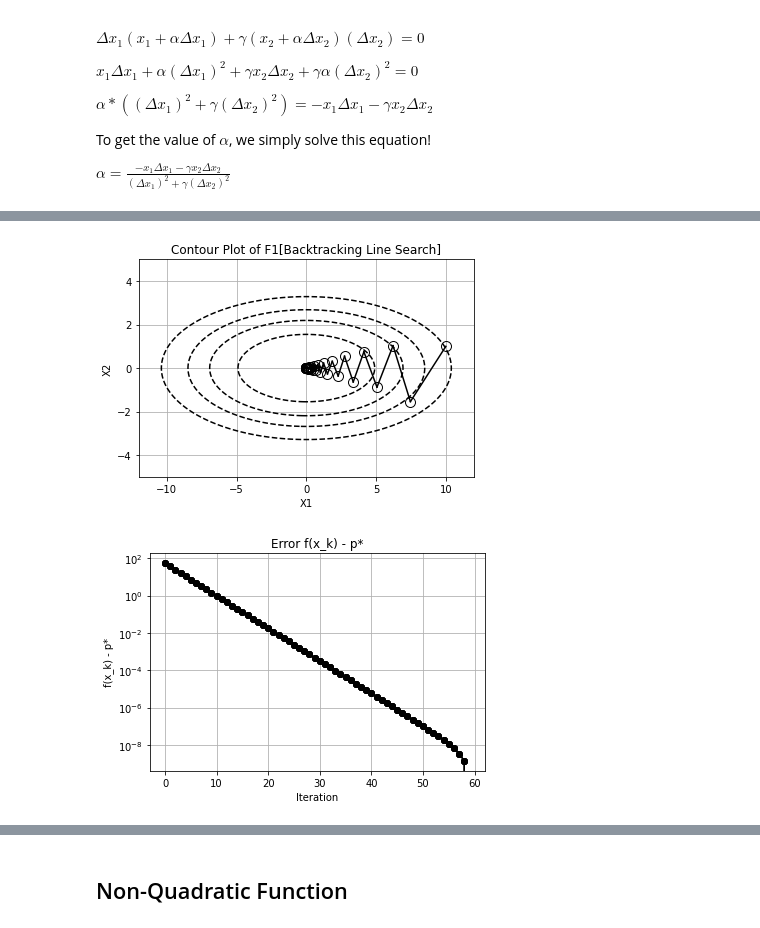
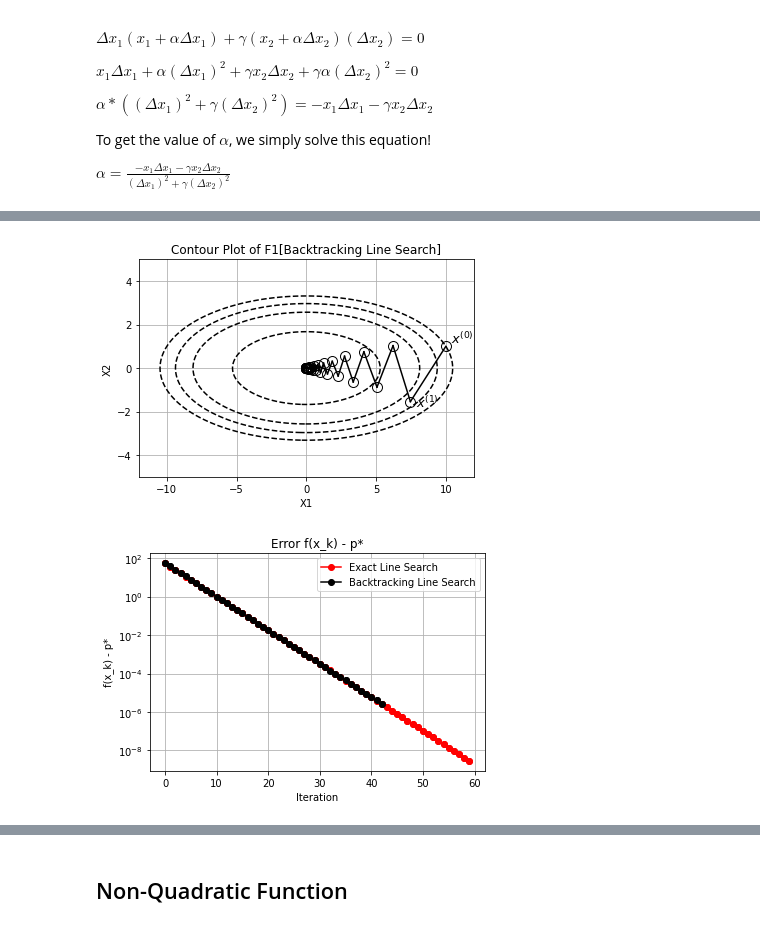
Before and after one commit to Ravi-Raghavan/ConvexOptimization, a Jupyter notebook: hw4.ipynb, the cells around one changed output, grey strips where cells are left out. Drawn from its saved outputs; the diff is of its cells as text; code cells hidden in the pictures.

```diff
--- a/hw4.ipynb
+++ b/hw4.ipynb
@@ -45,18 +44,16 @@ def exact_line_search_gradient_descent(f, gradient, exact_line_search, x0: np.nd
     x = x0
     fx = f(x)
 
-    print(f"Initial Function Value: {fx}")
     function_values = []
     function_values.append(fx)
     points = np.array([x])
 
     for iter in range(max_iter):
         grad = gradient(x)
-        alpha = exact_line_search(x, -1 * grad)
-        x = x - alpha * grad
+        descent_direction = -1 * grad
+        alpha = exact_line_search(x, descent_direction)
+        x = x + (alpha * descent_direction)
         points = np.append(points, x[np.newaxis, :, :], axis=0)
-
-        print(f"Updated Function Value: {f(x)}")
 
         if np.abs(f(x) - fx) <= epsilon:
             break
@@ -73,18 +70,16 @@ def backtracking_line_search_gradient_descent(f, gradient, backtracking_algorith
     x = x0
     fx = f(x)
 
-    print(f"Initial Function Value: {fx}")
     function_values = []
     function_values.append(fx)
     points = np.array([x])
 
     for iter in range(max_iter):
         grad = gradient(x)
-        alpha = backtracking_algorithm(x, -1 * grad)
-        x = x - alpha * grad
+        descent_direction = -1 * grad
+        alpha = backtracking_algorithm(x, descent_direction)
+        x = x + (alpha * descent_direction)
         points = np.append(points, x[np.newaxis, :, :], axis=0)
-
-        print(f"Updated Function Value: {f(x)}")
 
         if np.abs(f(x) - fx) <= epsilon:
             break
@@ -280,10 +229,15 @@ F = f1_plot(X1, X2)
 for point in f1_backtracking_iterates:
     plt.plot(point[0, 0], point[1, 0], 'o', markersize=10, color='black', markerfacecolor='none')
 
+offset = 0.4
+plt.text(f1_backtracking_iterates[0][0, 0] + offset, f1_backtracking_iterates[0][1, 0], r'$x^{(0)}$', fontsize=13, color='black', va='bottom', ha='left')
+plt.text(f1_backtracking_iterates[1][0, 0] + offset, f1_backtracking_iterates[1][1, 0] - offset, r'$x^{(1)}$', fontsize=13, color='black', va='bottom', ha='left')
+
+
 for i in range(len(f1_backtracking_iterates)-1):
     plt.plot([f1_backtracking_iterates[i][0, 0], f1_backtracking_iterates[i+1][0, 0]], [f1_backtracking_iterates[i][1, 0], f1_backtracking_iterates[i+1][1, 0]], color='black', linestyle='-')
 
-plt.contour(X1, X2, F, levels = [12, 24, 36, 54], colors='black', linestyles='dashed')
+plt.contour(X1, X2, F, levels = [14, 33, 44, 55], colors='black', linestyles='dashed')
 plt.xlabel('X1')
 plt.ylabel('X2')
 
@@ -291,24 +245,30 @@ plt.title('Contour Plot of F1[Backtracking Line Search]')
 plt.grid(True)
 plt.show()
 # %% [output]
-[figure, old version]
+[figure, new version]
 # %%
-f1_exact_line_search_distance_from_optimal = f1_exact_line_search_function_values - f1_exact_line_search_function_values[-1]
-f1_backtracking_distance_from_optimal = f1_exact_line_search_function_values - f1_exact_line_search_function_values[-1]
+p_star = 0
 
-plt.plot(f1_exact_line_search_distance_from_optimal, marker='o', color='black', linestyle='-')
-plt.plot(f1_backtracking_distance_from_optimal, marker='o', color='black', linestyle='-')
+f1_exact_line_search_distance_from_optimal = f1_exact_line_search_function_values - p_star
+f1_backtracking_distance_from_optimal = f1_backtracking_function_values - p_star
 
-plt.scatter(range(len(f1_exact_line_search_distance_from_optimal)), f1_exact_line_search_distance_from_optimal, color='black')
+# plt.figure(figsize = (12, 12))
+
+line1, = plt.plot(f1_exact_line_search_distance_from_optimal, marker='o', color='red', linestyle='-')
+line2, = plt.plot(f1_backtracking_distance_from_optimal, marker='o', color='black', linestyle='-')
+
+plt.scatter(range(len(f1_exact_line_search_distance_from_optimal)), f1_exact_line_search_distance_from_optimal, color='red')
 plt.scatter(range(len(f1_backtracking_distance_from_optimal)), f1_backtracking_distance_from_optimal, color='black')
 
 plt.xlabel('Iteration')
 plt.ylabel('f(x_k) - p*')
 plt.yscale('log')
 
 plt.title('Error f(x_k) - p*')
 
+plt.legend(handles=[line1, line2], labels=['Exact Line Search', 'Backtracking Line Search'])
+
 plt.grid(True)
 plt.show()
 # %% [output]
-[figure, old version]
+[figure, new version]
```
Also changed, not shown: parts of 17 cells of this notebook.
